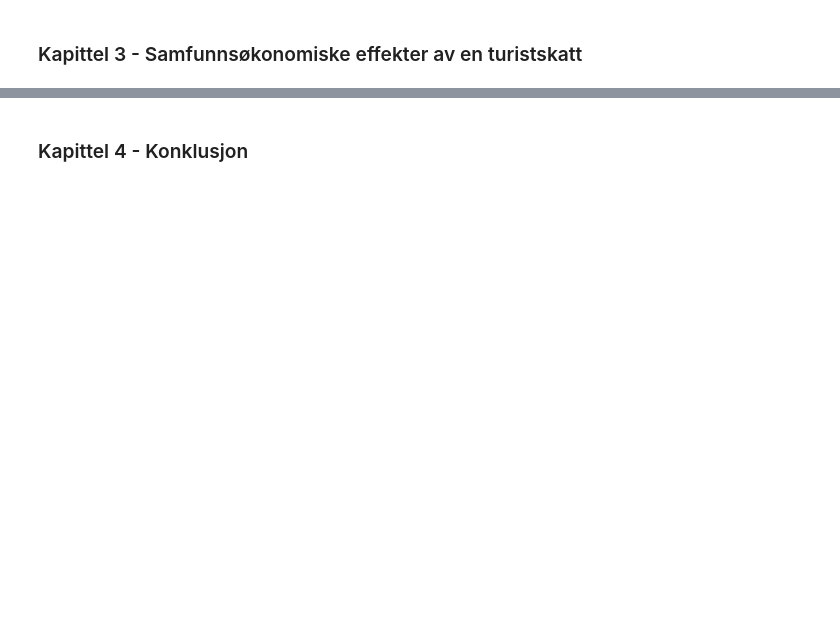
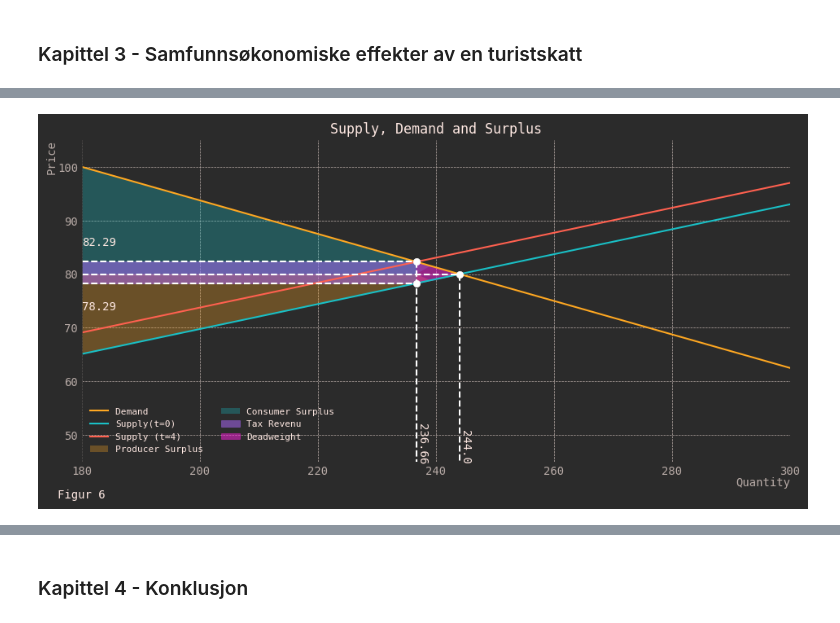
Before and after one commit to HodBuri/UIT-oppgaver---SOK1006, a Jupyter notebook: mappeoppgave1.ipynb, the cells around one changed output, grey strips where cells are left out. Saved outputs shown, nothing was run; the diff lists cells and outputs as text; code cells hidden in the pictures; blank space fills up the shorter version.

```diff
--- a/mappeoppgave1.ipynb
+++ b/mappeoppgave1.ipynb
@@ -476,0 +459,36 @@ graph_reiselivsnæring()
+# %%
+TAX=4
+def demand(p:float=0.0,t:float=0.0):
+    return (500-p)/3.2
+
+def supply(p:float=0.0,t:float=0.0):
+    return ((100+p)/4.3) + t
+# %%
+# equilibrium price and quantity function
+def equilib(_supply,_demand,extra_change_demand:float = 0,extra_change_supply:float = 0):
+    p,t,T=sp.symbols('p t T', positive=True, real=True)
+    eq_cond=sp.Eq(_demand(p,t),_supply(p,t))
+
+    y_eq=sp.solve(eq_cond,p)
+    y_eq_fn=sp.lambdify((t,T), y_eq[0])
+
+    x_eq=_supply(y_eq[0],t)
+    x_eq_fn=sp.lambdify((t,T), x_eq)
+
+    y = y_eq_fn(extra_change_supply,extra_change_demand)
+    x = x_eq_fn(extra_change_supply,extra_change_demand)
+    return x,y
+
+# surpluss functions
+def consumer_surplus_fun(Ey,Ex):
+    x=sp.symbols('x', real=True, positive=True)
+    return sp.integrate(demand(x)-Ey,(x,0,Ex))
+
+def producer_surplus_fun(Ey,Ex):
+    x=sp.symbols('x', real=True, positive=True)
+    return sp.integrate(Ey-supply(x),(x,0,Ex))
+
+
+# draw lines to x and y ax
+def graph_xy_line(ax,x,y):
+    return ax.plot([0,x], [y, y], linestyle='dashed', color='white'),ax.plot([x,x], [y, 0], linestyle='dashed', color='white')
@@ -515,0 +600,4 @@ I kurset så langt har vi brukt ulike varianter av markedskrysset for å analyse
+# %%
+SupplyDemand()
+# %% [output]
+[figure, added]
```
Also changed, not shown: parts of 19 cells of this notebook.
